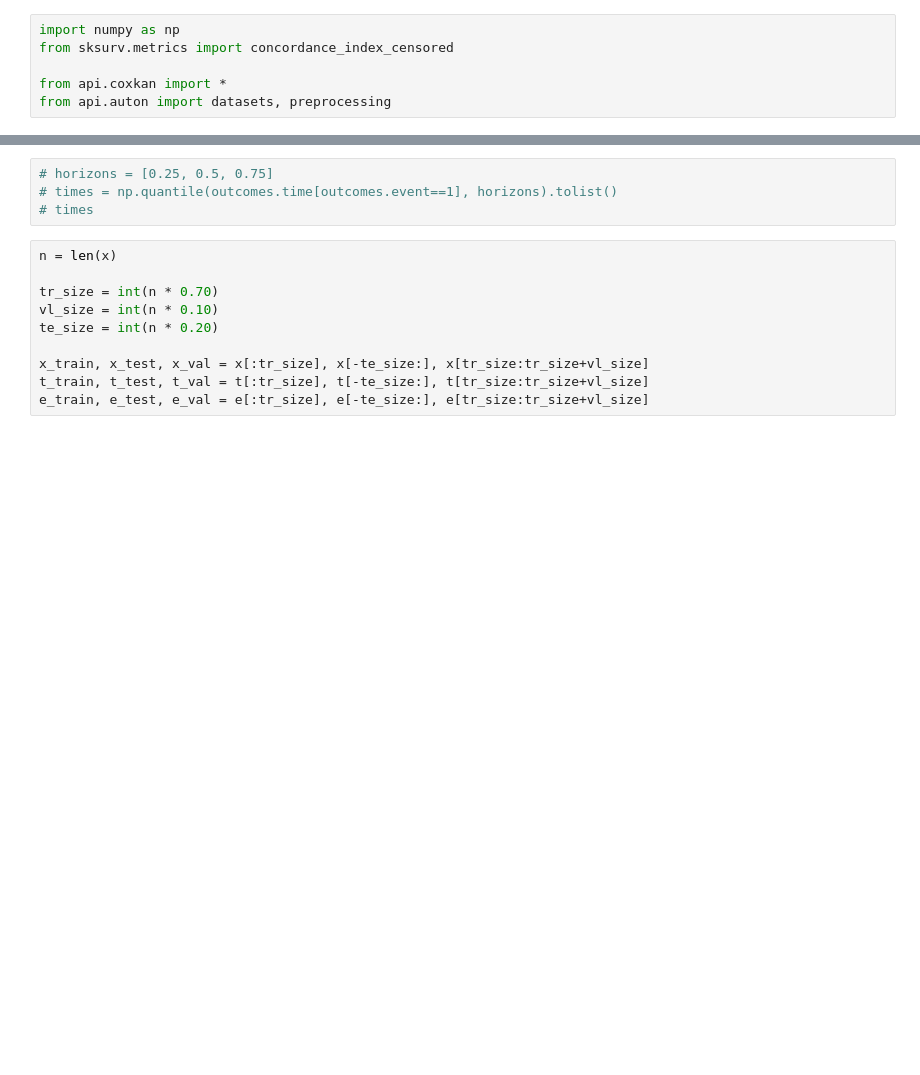
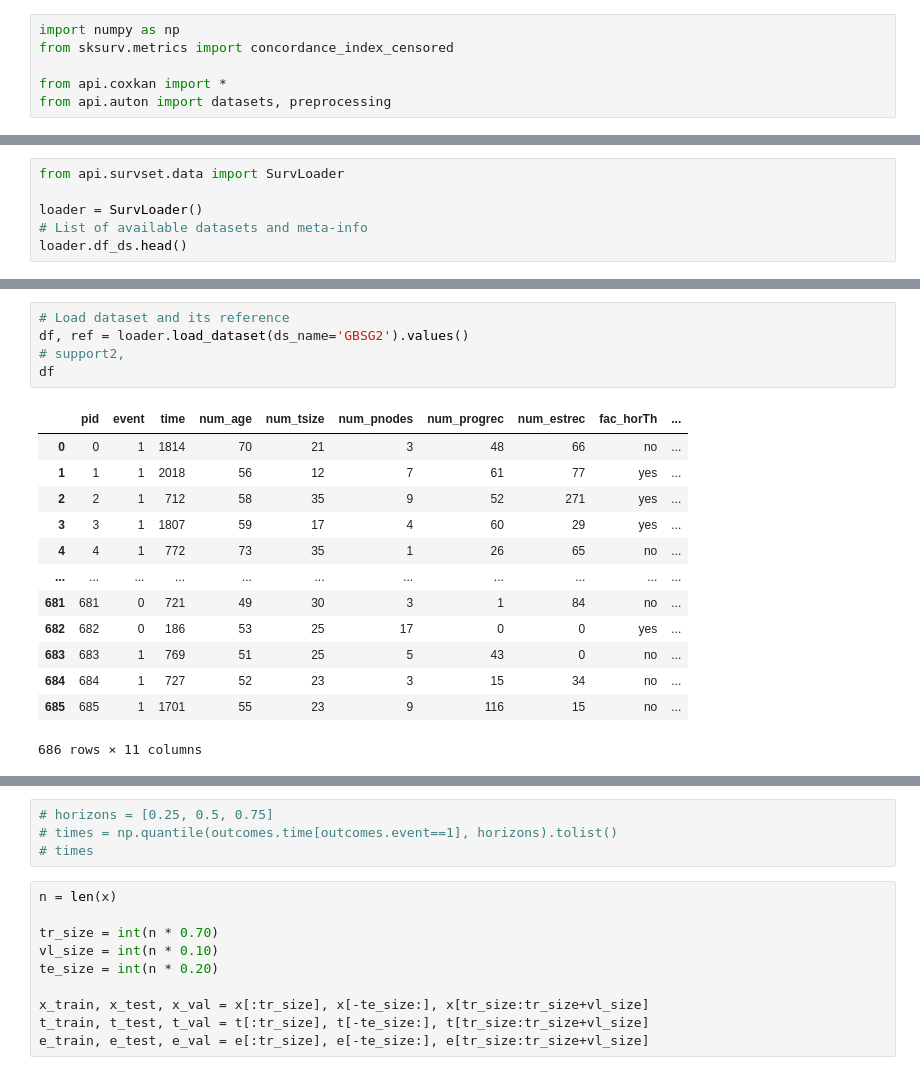
Before and after one commit to jiaxiang-cheng/CoxKAN, a Jupyter notebook: notebook/Hello CoxKAN.ipynb, the cells around one changed output, grey strips where cells are left out. Saved outputs shown, nothing was run; the diff lists cells and outputs as text; blank space fills up the shorter version.

```diff
--- a/notebook/Hello CoxKAN.ipynb
+++ b/notebook/Hello CoxKAN.ipynb
@@ -30,0 +7,6 @@ features
+# %%
+from api.survset.data import SurvLoader
+
+loader = SurvLoader()
+# List of available datasets and meta-info
+loader.df_ds.head()
@@ -30,0 +20,19 @@ features
+# %%
+# Load dataset and its reference
+df, ref = loader.load_dataset(ds_name='GBSG2').values()
+# support2,
+df
+# %% [output]
+|  | pid | event | time | num_age | num_tsize | num_pnodes | num_progrec | num_estrec | fac_horTh | ... |
+| 0 | 0 | 1 | 1814 | 70 | 21 | 3 | 48 | 66 | no | ... |
+| 1 | 1 | 1 | 2018 | 56 | 12 | 7 | 61 | 77 | yes | ... |
+| 2 | 2 | 1 | 712 | 58 | 35 | 9 | 52 | 271 | yes | ... |
+| 3 | 3 | 1 | 1807 | 59 | 17 | 4 | 60 | 29 | yes | ... |
+| 4 | 4 | 1 | 772 | 73 | 35 | 1 | 26 | 65 | no | ... |
+| ... | ... | ... | ... | ... | ... | ... | ... | ... | ... | ... |
+| 681 | 681 | 0 | 721 | 49 | 30 | 3 | 1 | 84 | no | ... |
+| 682 | 682 | 0 | 186 | 53 | 25 | 17 | 0 | 0 | yes | ... |
+| 683 | 683 | 1 | 769 | 51 | 25 | 5 | 43 | 0 | no | ... |
+| 684 | 684 | 1 | 727 | 52 | 23 | 3 | 15 | 34 | no | ... |
+| 685 | 685 | 1 | 1701 | 55 | 23 | 9 | 116 | 15 | no | ... |
+686 rows × 11 columns
```
Also changed, not shown: parts of 18 cells of this notebook, 29 other files.
